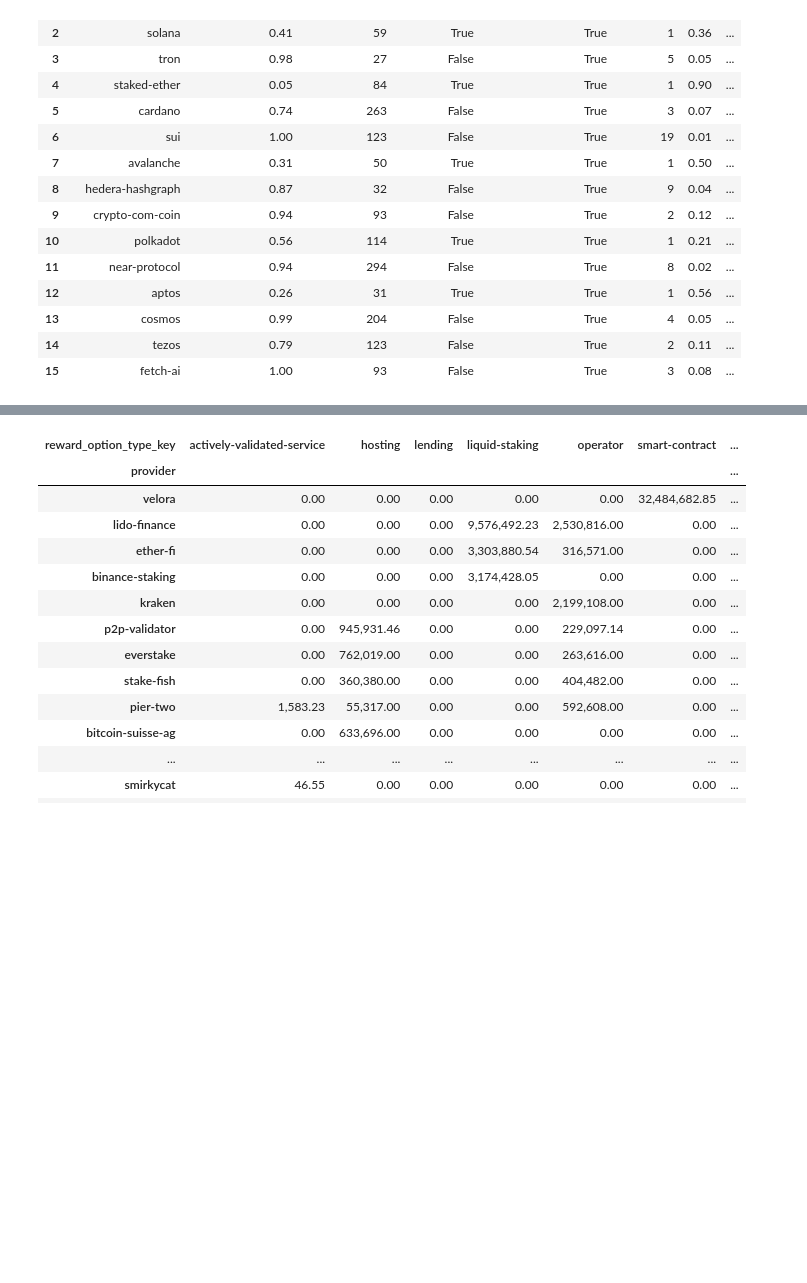
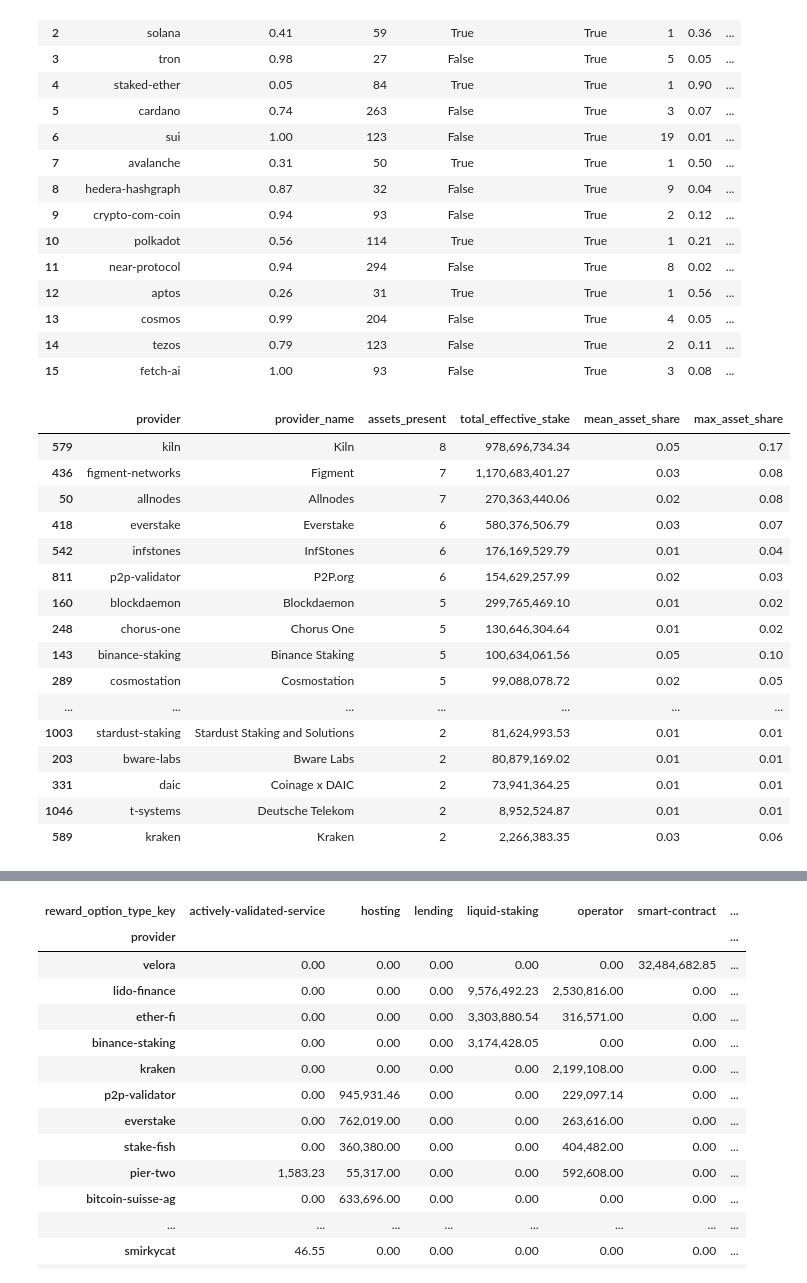
Before and after one commit to schwmi/StakingProviderConcentrationAnalysis, a Jupyter notebook: StakingRewardsExperiments.ipynb, the cells around one changed output, grey strips where cells are left out. Saved outputs shown, nothing was run; the diff lists cells and outputs as text; code cells hidden in the pictures; blank space fills up the shorter version.

```diff
--- a/StakingRewardsExperiments.ipynb
+++ b/StakingRewardsExperiments.ipynb
@@ -818,3 +829,43 @@ display(df)
 | 13 | cosmos | 0.99 | 204 | False | True | 4 | 0.05 | ... |
 | 14 | tezos | 0.79 | 123 | False | True | 2 | 0.11 | ... |
 | 15 | fetch-ai | 1.00 | 93 | False | True | 3 | 0.08 | ... |
+# %%
+# Cross asset providers
+provider_asset_df = pd.DataFrame(provider_asset_rows)
+provider_cross = (
+    provider_asset_df
+    .groupby("provider")
+    .agg(
+        provider_name=("provider_name", "first"),
+        assets_present=("asset", "nunique"),
+        total_effective_stake=("effective_stake", "sum"),
+        mean_asset_share=("stake_share_in_asset", "mean"),
+        max_asset_share=("stake_share_in_asset", "max"),
+    )
+    .reset_index()
+)
+provider_cross = provider_cross[provider_cross["assets_present"] >= 2]
+provider_cross = provider_cross[provider_cross["max_asset_share"] >= 0.01]
+provider_cross = provider_cross.sort_values(
+    ["assets_present", "total_effective_stake"],
+    ascending=[False, False]
+)
+display(provider_cross)
+# %% [output]
+|  | provider | provider_name | assets_present | total_effective_stake | mean_asset_share | max_asset_share |
+| 579 | kiln | Kiln | 8 | 978,696,734.34 | 0.05 | 0.17 |
+| 436 | figment-networks | Figment | 7 | 1,170,683,401.27 | 0.03 | 0.08 |
+| 50 | allnodes | Allnodes | 7 | 270,363,440.06 | 0.02 | 0.08 |
+| 418 | everstake | Everstake | 6 | 580,376,506.79 | 0.03 | 0.07 |
+| 542 | infstones | InfStones | 6 | 176,169,529.79 | 0.01 | 0.04 |
+| 811 | p2p-validator | P2P.org | 6 | 154,629,257.99 | 0.02 | 0.03 |
+| 160 | blockdaemon | Blockdaemon | 5 | 299,765,469.10 | 0.01 | 0.02 |
+| 248 | chorus-one | Chorus One | 5 | 130,646,304.64 | 0.01 | 0.02 |
+| 143 | binance-staking | Binance Staking | 5 | 100,634,061.56 | 0.05 | 0.10 |
+| 289 | cosmostation | Cosmostation | 5 | 99,088,078.72 | 0.02 | 0.05 |
+| ... | ... | ... | ... | ... | ... | ... |
+| 1003 | stardust-staking | Stardust Staking and Solutions | 2 | 81,624,993.53 | 0.01 | 0.01 |
+| 203 | bware-labs | Bware Labs | 2 | 80,879,169.02 | 0.01 | 0.01 |
+| 331 | daic | Coinage x DAIC | 2 | 73,941,364.25 | 0.01 | 0.01 |
+| 1046 | t-systems | Deutsche Telekom | 2 | 8,952,524.87 | 0.01 | 0.01 |
+| 589 | kraken | Kraken | 2 | 2,266,383.35 | 0.03 | 0.06 |
```
Also changed, not shown: parts of 5 cells of this notebook.
